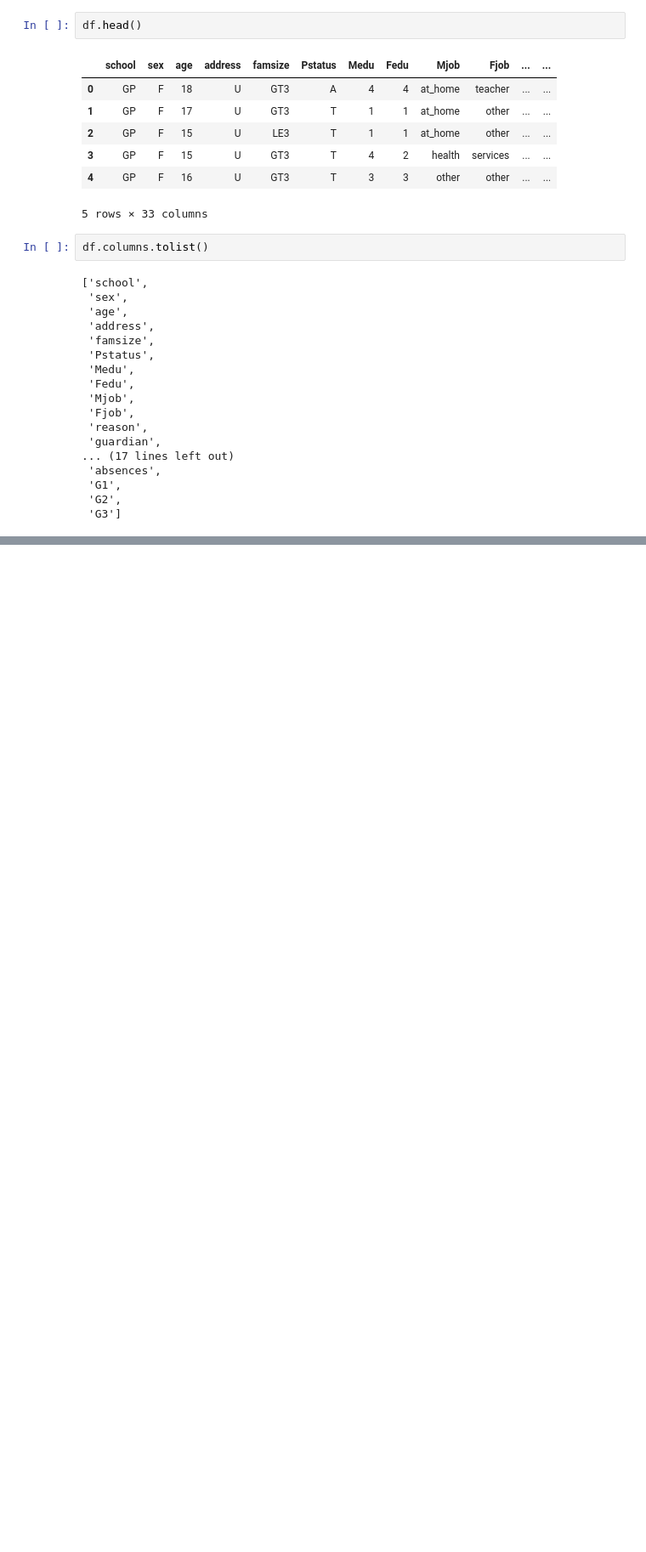
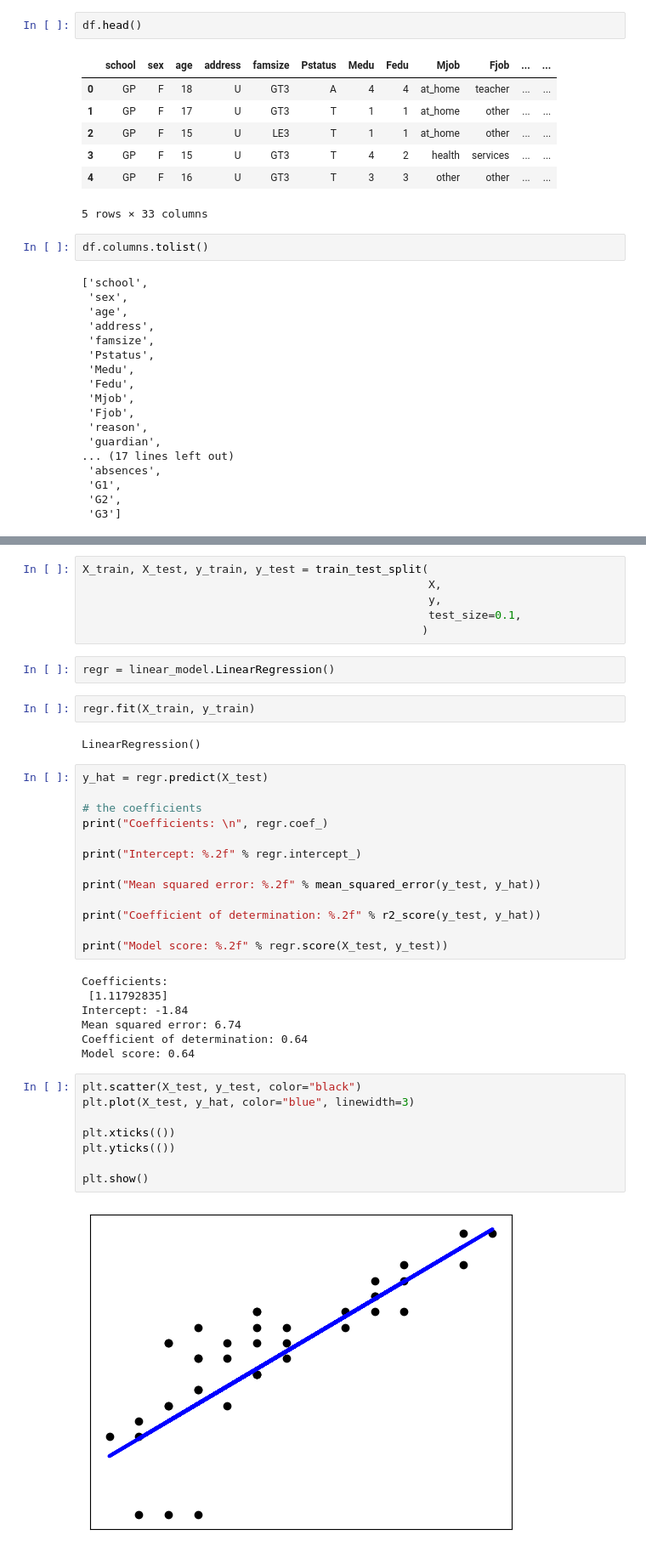
Before and after one commit to GoosieGav/Student-Preformance, a Jupyter notebook: SP1.ipynb, the cells around one changed output, grey strips where cells are left out. Shown at 85% size. Saved outputs shown, nothing was run; the diff lists cells and outputs as text; blank space fills up the shorter version.

```diff
--- a/SP1.ipynb
+++ b/SP1.ipynb
@@ -53,0 +48,42 @@ predict = 'G3'
+# %%
+X_train, X_test, y_train, y_test = train_test_split(
+                                                    X,
+                                                    y,
+                                                    test_size=0.1,
+                                                   )
+# %%
+regr = linear_model.LinearRegression()
+# %%
+regr.fit(X_train, y_train)
+# %% [output]
+LinearRegression()
+# %%
+y_hat = regr.predict(X_test)
+
+# the coefficients
+print("Coefficients: \n", regr.coef_)
+
+print("Intercept: %.2f" % regr.intercept_)
+
+print("Mean squared error: %.2f" % mean_squared_error(y_test, y_hat))
+
+print("Coefficient of determination: %.2f" % r2_score(y_test, y_hat))
+
+print("Model score: %.2f" % regr.score(X_test, y_test))
+# %% [output]
+Coefficients:
+ [1.11792835]
+Intercept: -1.84
+Mean squared error: 6.74
+Coefficient of determination: 0.64
+Model score: 0.64
+# %%
+plt.scatter(X_test, y_test, color="black")
+plt.plot(X_test, y_hat, color="blue", linewidth=3)
+
+plt.xticks(())
+plt.yticks(())
+
+plt.show()
+# %% [output]
+[figure, added]
```
Also changed, not shown: parts of 5 cells of this notebook, 1 other file.
